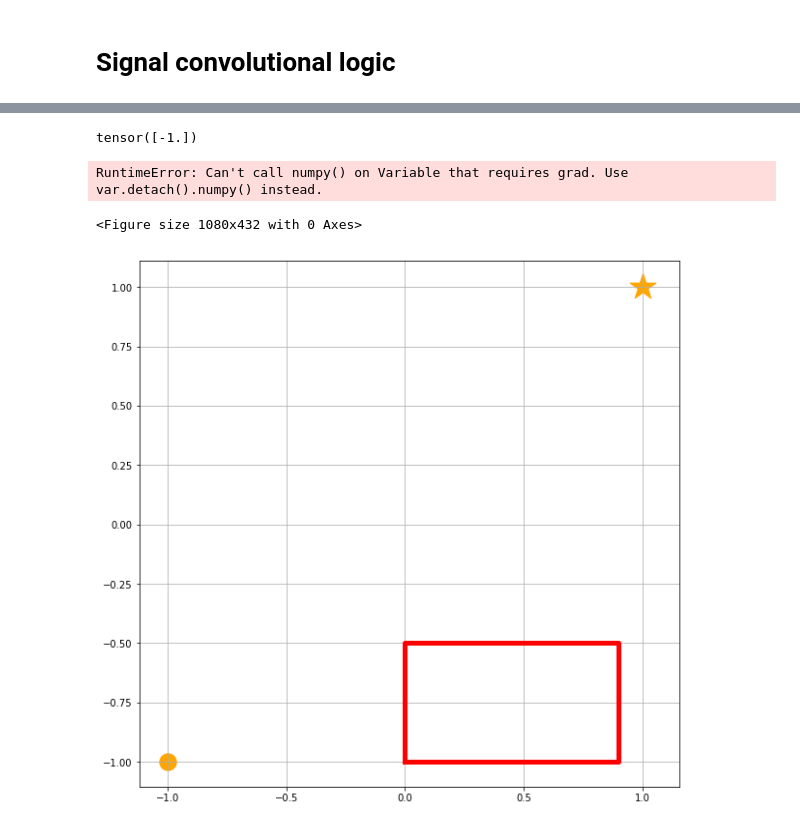
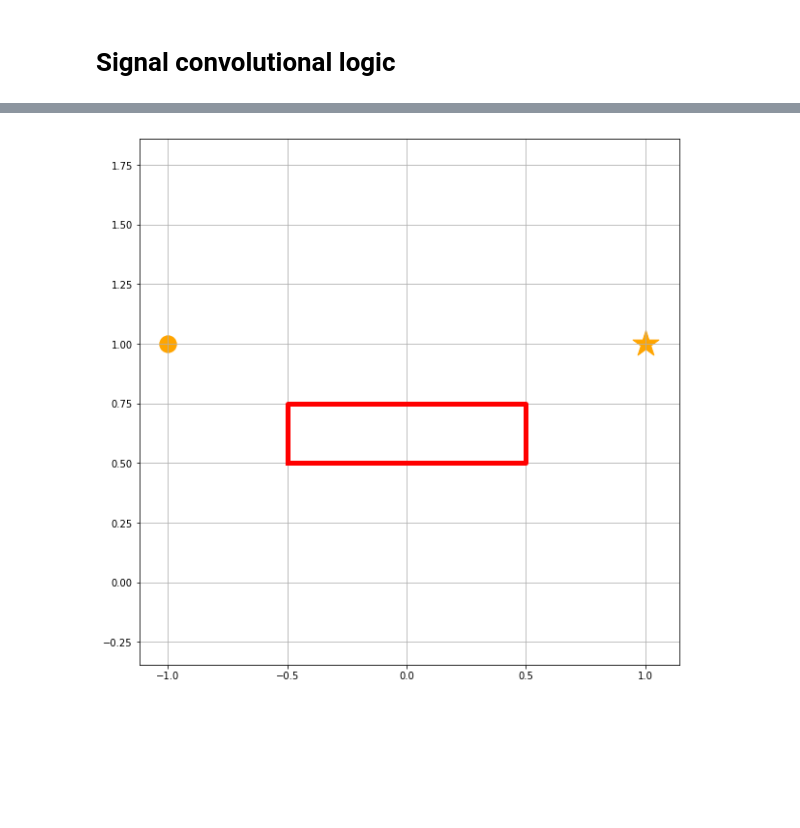
Before and after one commit to karenl7/stlcg-asl, a Jupyter notebook: scratch.ipynb, the cells around one changed output, grey strips where cells are left out. Saved outputs shown, nothing was run; the diff lists cells and outputs as text; code cells hidden in the pictures; blank space fills up the shorter version.

```diff
--- a/scratch.ipynb
+++ b/scratch.ipynb
@@ -125,5 +58,0 @@ plt.grid()
-# %%
-with torch.no_grad():
-    print(q.grad)
-# %% [output]
-tensor([-1.])
@@ -170,32 +59,5 @@ class Integral1d(stlcg.STL_Formula):
-# %%
-dt = 1.0
-signal = x - 0.25
-bsignal = 1.0*(signal > 0)
-mask = torch.ones(signal.shape)
-mask *= 2
-mask[:,0,:] -= 1
-mask[:,-1,:] -= 1
-mask *= dt/2
-p = 5
-plt.figure(figsize=(15,6))
-
-plt.plot(range(len(signal.squeeze())), signal.squeeze().numpy())
-plt.scatter(range(len(signal.squeeze())), signal.squeeze().numpy())
-
-plt.plot(range(len(signal.squeeze())), ϕa(signal).squeeze().numpy(), label="a")
-plt.plot(range(len(signal.squeeze())), ϕb(signal).squeeze().numpy(), label="b")
-plt.plot(range(len(signal.squeeze())), ϕc(signal).squeeze().numpy(), label="c")
-plt.plot(range(len(signal.squeeze())), ϕd(signal).squeeze().numpy(), label="d")
-# plt.plot(range(len(signal.squeeze())), ϕe(signal).squeeze().numpy())
-
-plt.plot([0, len(signal.squeeze())-1], [0, 0], "--")
-plt.legend()
-plt.grid()
-# %% [output]
-RuntimeError: Can't call numpy() on Variable that requires grad. Use var.detach().numpy() instead.
-<Figure size 1080x432 with 0 Axes>
 # %%
-obs_1 = torch.tensor([0.0, 0.9, -1.0, -0.5]).float()     # red box in bottom right corner
+obs_1 = torch.tensor([-0.5, 0.5, 0.5, 0.75]).float()     # red box in bottom right corner
 def inside_box(xy, obs):
     x = stlcg.Expression('x', xy[:,:1].unsqueeze(0))
     y = stlcg.Expression('y', xy[:,1:].unsqueeze(0))
@@ -209,12 +71,20 @@ def control_limit(u, u_max):
     u_abs = stlcg.Expression('u', u.norm(dim=1, keepdim=True).unsqueeze(0))
     um = stlcg.Expression(u_max.unsqueeze(-1).unsqueeze(-1))
     return stlcg.Always(subformula=(u_abs < um)), u_abs
+# %%
+dx = 0.06
+n = np.stack([np.arange(-1, 1, dx), np.arange(-1, 1, dx)]).T
+x0 = np.array([-1.0, 1.0])
+xf = np.ones(2)
+N = n.shape
+
+u_max = torch.as_tensor(1.0).float()       # u max
 # %%
 plt.figure(figsize=(10,10))
 plt.plot([obs_1[0], obs_1[0], obs_1[1], obs_1[1], obs_1[0]], [obs_1[2], obs_1[3], obs_1[3], obs_1[2], obs_1[2]], c="red", linewidth=5)
-plt.scatter([-1], [-1], s=300, c="orange")
-plt.scatter([1], [1], s=800, marker='*', c="orange")
+plt.scatter(*x0, s=300, c="orange")
+plt.scatter(*xf, s=800, marker='*', c="orange")
 plt.axis("equal")
 plt.grid()
 # %% [output]
-[figure, old version]
+[figure, new version]
```
Also changed, not shown: parts of 30 cells of this notebook, 1 other file.
